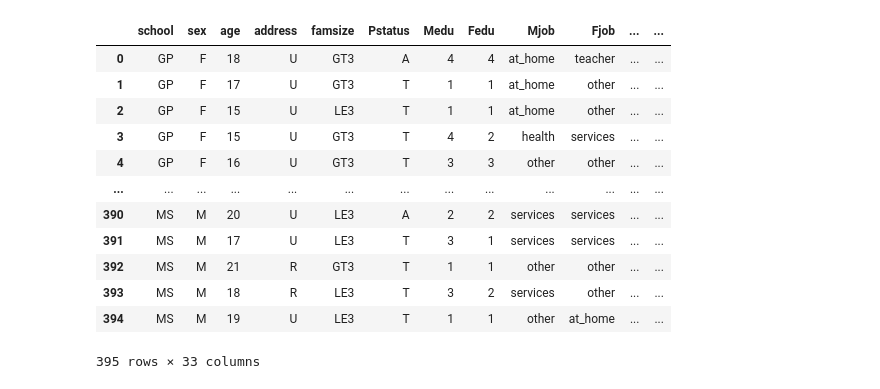
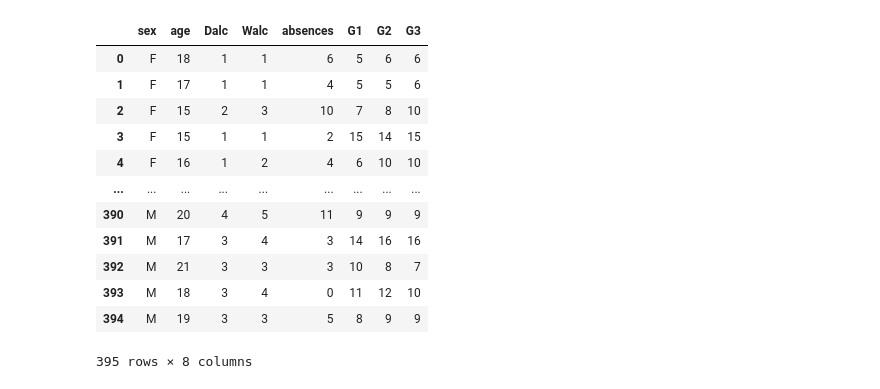
Before and after one commit to jorgeCastro-CVJJ/LabTeam-TC1002S, a Jupyter notebook: Untitled.ipynb, the cells around one changed output. Cells and saved outputs as stored; diff of their text form; code cells hidden in the pictures.

```diff
--- a/Untitled.ipynb
+++ b/Untitled.ipynb
@@ -7,18 +43,20 @@ with open ('../LabTeam/student-mat.csv') as csvFile:
 # %%
 import pandas as pd
 df = pd.read_csv('../LabTeam/student-mat.csv')
-df
+tabla=df[['sex','age','Dalc','Walc','absences','G1','G2','G3']]
+tabla.describe()
+tabla
 # %% [output]
-|  | school | sex | age | address | famsize | Pstatus | Medu | Fedu | Mjob | Fjob | ... | ... |
-| 0 | GP | F | 18 | U | GT3 | A | 4 | 4 | at_home | teacher | ... | ... |
-| 1 | GP | F | 17 | U | GT3 | T | 1 | 1 | at_home | other | ... | ... |
-| 2 | GP | F | 15 | U | LE3 | T | 1 | 1 | at_home | other | ... | ... |
-| 3 | GP | F | 15 | U | GT3 | T | 4 | 2 | health | services | ... | ... |
-| 4 | GP | F | 16 | U | GT3 | T | 3 | 3 | other | other | ... | ... |
-| ... | ... | ... | ... | ... | ... | ... | ... | ... | ... | ... | ... | ... |
-| 390 | MS | M | 20 | U | LE3 | A | 2 | 2 | services | services | ... | ... |
-| 391 | MS | M | 17 | U | LE3 | T | 3 | 1 | services | services | ... | ... |
-| 392 | MS | M | 21 | R | GT3 | T | 1 | 1 | other | other | ... | ... |
-| 393 | MS | M | 18 | R | LE3 | T | 3 | 2 | services | other | ... | ... |
-| 394 | MS | M | 19 | U | LE3 | T | 1 | 1 | other | at_home | ... | ... |
+|  | sex | age | Dalc | Walc | absences | G1 | G2 | G3 |
+| 0 | F | 18 | 1 | 1 | 6 | 5 | 6 | 6 |
+| 1 | F | 17 | 1 | 1 | 4 | 5 | 5 | 6 |
+| 2 | F | 15 | 2 | 3 | 10 | 7 | 8 | 10 |
+| 3 | F | 15 | 1 | 1 | 2 | 15 | 14 | 15 |
+| 4 | F | 16 | 1 | 2 | 4 | 6 | 10 | 10 |
+| ... | ... | ... | ... | ... | ... | ... | ... | ... |
+| 390 | M | 20 | 4 | 5 | 11 | 9 | 9 | 9 |
+| 391 | M | 17 | 3 | 4 | 3 | 14 | 16 | 16 |
+| 392 | M | 21 | 3 | 3 | 3 | 10 | 8 | 7 |
+| 393 | M | 18 | 3 | 4 | 0 | 11 | 12 | 10 |
+| 394 | M | 19 | 3 | 3 | 5 | 8 | 9 | 9 |
-395 rows × 33 columns
+395 rows × 8 columns
```
Also changed, not shown: parts of 10 cells of this notebook.
